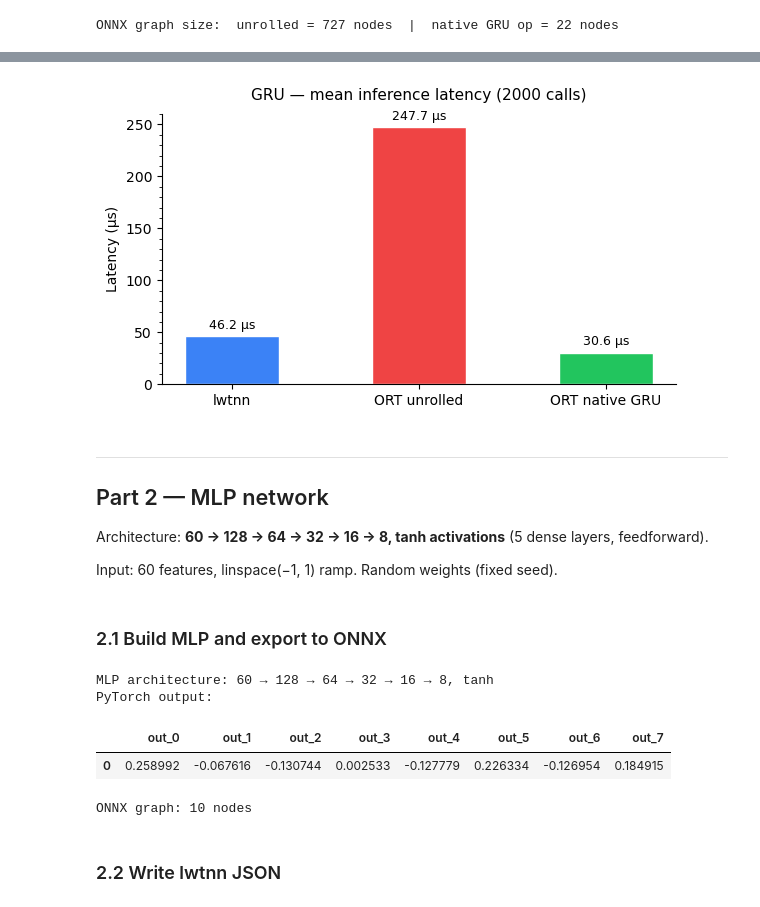
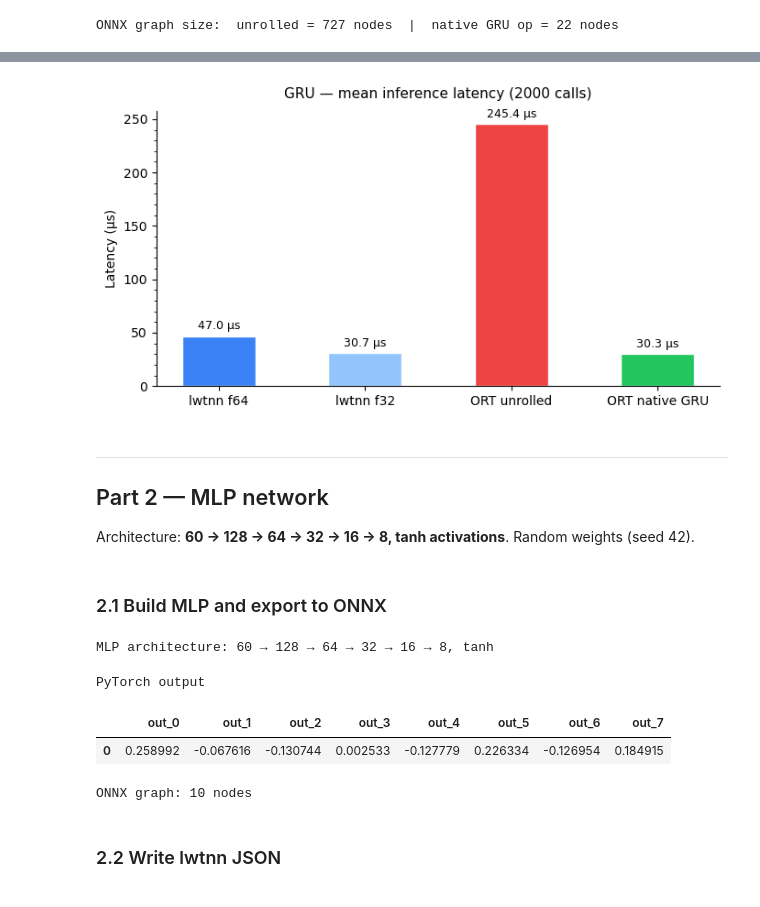
Before and after one commit to trahxam/lwtnn, a Jupyter notebook: notebooks/lwtnn_vs_onnx_benchmark.ipynb, the cells around one changed output, grey strips where cells are left out. Cells and saved outputs as stored; diff of their text form; code cells hidden in the pictures.

```diff
--- a/notebooks/lwtnn_vs_onnx_benchmark.ipynb
+++ b/notebooks/lwtnn_vs_onnx_benchmark.ipynb
@@ -147,8 +147,7 @@ Input: 19 features × 20 time-steps.  Sequence model from lwtnn's own test suite
 # %% [markdown]
 ### 1.1  Download test data and convert to lwtnn JSON
 # %%
-gru_tmpdir = tempfile.mkdtemp(prefix="lwtnn_gru_")
-gru_tmpdir = Path(gru_tmpdir)
+gru_tmpdir = Path(tempfile.mkdtemp(prefix="lwtnn_gru_"))
 
 print("Downloading GRU test data …")
 tgz_path = gru_tmpdir / "GRU.tgz"
@@ -428,30 +367,28 @@ GRU: output comparison across backends
 # %%
 print(f"Running {N_INFERENCES} inferences per backend …")
 
-gru_lwtnn_kv = run_bin(LWTNN_RNN_BENCH, lwtnn_gru_json, "--n-inferences", N_INFERENCES)
-print("  lwtnn done")
+gru_lwtnn_f64_kv = run_bin(LWTNN_RNN_BENCH, lwtnn_gru_json, "--n-inferences", N_INFERENCES)
+print("  lwtnn f64 done")
+
+gru_lwtnn_f32_kv = run_bin(LWTNN_RNN_F32_BENCH, lwtnn_gru_json, "--n-inferences", N_INFERENCES)
+print("  lwtnn f32 done")
 
 gru_ort_unrolled_kv = run_bin(
     ORT_BENCH, gru_onnx_unrolled,
-    "--n-inferences", N_INFERENCES,
-    "--n-inputs",     n_gru_inputs,
-    "--n-timesteps",  N_PATTERNS,
-)
+    "--n-inferences", N_INFERENCES, "--n-inputs", n_gru_inputs, "--n-timesteps", N_PATTERNS)
 print("  ORT unrolled done")
 
 gru_ort_native_kv = run_bin(
     ORT_BENCH, gru_onnx_native,
-    "--n-inferences", N_INFERENCES,
-    "--n-inputs",     n_gru_inputs,
-    "--n-timesteps",  N_PATTERNS,
-)
+    "--n-inferences", N_INFERENCES, "--n-inputs", n_gru_inputs, "--n-timesteps", N_PATTERNS)
 print("  ORT native GRU done")
 
 gru_bench_df = bench_to_df({
-    "lwtnn":           gru_lwtnn_kv,
-    "ORT unrolled":    gru_ort_unrolled_kv,
-    "ORT native GRU":  gru_ort_native_kv,
+    "lwtnn f64":      gru_lwtnn_f64_kv,
+    "lwtnn f32":      gru_lwtnn_f32_kv,
+    "ORT unrolled":   gru_ort_unrolled_kv,
+    "ORT native GRU": gru_ort_native_kv,
 })
-show_bench_df(gru_bench_df, baseline_col="lwtnn")
+show_bench_df(gru_bench_df, baseline_col="lwtnn f64")
 # %% [output]
 Running 2000 inferences per backend …
@@ -470,22 +408,24 @@ Timing (µs) and peak RSS (MB) · 2000 inferences
 # %%
-plot_latency_bar(gru_bench_df, f"GRU — mean inference latency ({N_INFERENCES} calls)")
+plot_latency_bar(
+    gru_bench_df,
+    f"GRU — mean inference latency ({N_INFERENCES} calls)",
+    colors=["#3b82f6", "#93c5fd", "#ef4444", "#22c55e"],
+)
 # %% [output]
-[figure, old version]
+[figure, new version]
 # %% [markdown]
 ---
 ## Part 2 — MLP network
 
-Architecture: **60 → 128 → 64 → 32 → 16 → 8, tanh activations** (5 dense layers, feedforward).
-
-Input: 60 features, linspace(−1, 1) ramp.  Random weights (fixed seed).
+Architecture: **60 → 128 → 64 → 32 → 16 → 8, tanh activations**.  Random weights (seed 42).
 # %% [markdown]
 ### 2.1  Build MLP and export to ONNX
 # %%
 torch.manual_seed(42)
-mlp_layers = []
+mlp_layers_list = []
 for in_sz, out_sz in zip(MLP_LAYERS[:-1], MLP_LAYERS[1:]):
-    mlp_layers += [nn.Linear(in_sz, out_sz), nn.Tanh()]
-mlp_model = nn.Sequential(*mlp_layers).eval()
+    mlp_layers_list += [nn.Linear(in_sz, out_sz), nn.Tanh()]
+mlp_model = nn.Sequential(*mlp_layers_list).eval()
 
 n_mlp_inputs = MLP_LAYERS[0]
 mlp_ramp     = torch.tensor(np.linspace(-1.0, 1.0, n_mlp_inputs), dtype=torch.float32).unsqueeze(0)
@@ -494,27 +434,23 @@ with torch.no_grad():
     mlp_pt_out = mlp_model(mlp_ramp).squeeze(0).numpy()
 
 print(f"MLP architecture: {' → '.join(str(s) for s in MLP_LAYERS)}, {MLP_ACT}")
-print("PyTorch output:")
 display(pd.DataFrame([{f"out_{i}": float(v) for i, v in enumerate(mlp_pt_out)}])
-        .style.format("{:.6f}"))
+        .style.format("{:.6f}").set_caption("PyTorch output"))
 
-# Export to ONNX
-mlp_tmpdir   = Path(tempfile.mkdtemp(prefix="lwtnn_mlp_"))
-mlp_onnx     = str(mlp_tmpdir / "mlp.onnx")
+mlp_tmpdir = Path(tempfile.mkdtemp(prefix="lwtnn_mlp_"))
+mlp_onnx   = str(mlp_tmpdir / "mlp.onnx")
 torch.onnx.export(
     mlp_model, mlp_ramp, mlp_onnx,
-    input_names=["input"], output_names=["output"],
-    opset_version=17,
+    input_names=["input"], output_names=["output"], opset_version=17,
     dynamic_axes={"input": {0: "batch"}, "output": {0: "batch"}},
 )
-n_mlp_nodes = len(onnx.load(mlp_onnx).graph.node)
-print(f"ONNX graph: {n_mlp_nodes} nodes")
+print(f"ONNX graph: {len(onnx.load(mlp_onnx).graph.node)} nodes")
 # %% [output]
 MLP architecture: 60 → 128 → 64 → 32 → 16 → 8, tanh
-PyTorch output:
+PyTorch output
 |  | out_0 | out_1 | out_2 | out_3 | out_4 | out_5 | out_6 | out_7 |
 | 0 | 0.258992 | -0.067616 | -0.130744 | 0.002533 | -0.127779 | 0.226334 | -0.126954 | 0.184915 |
-ONNX graph: 10 nodes
+ONNX graph: 10 nodes
 # %% [markdown]
 ### 2.2  Write lwtnn JSON
 # %%
```
Also changed, not shown: parts of 22 cells of this notebook, 2 other files.
